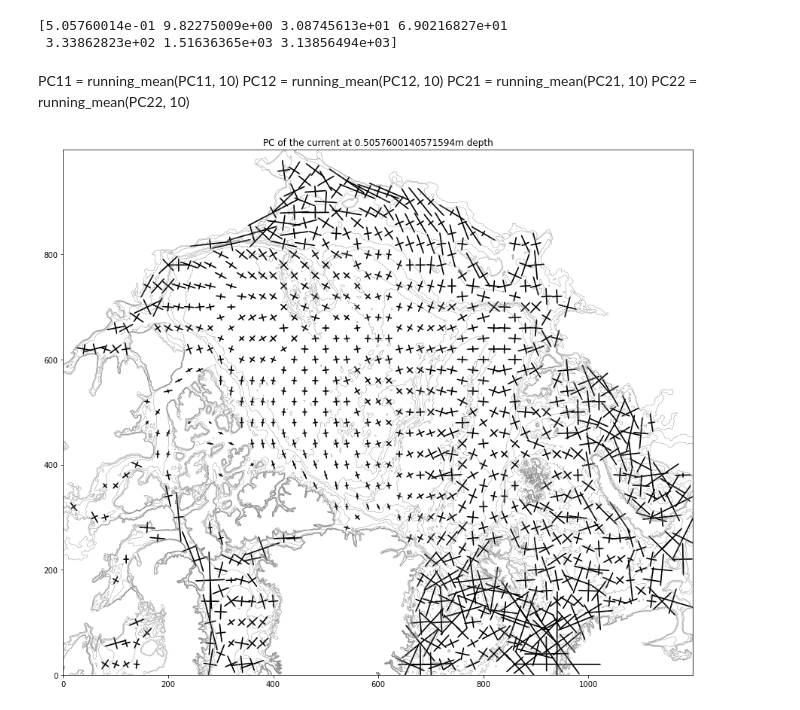
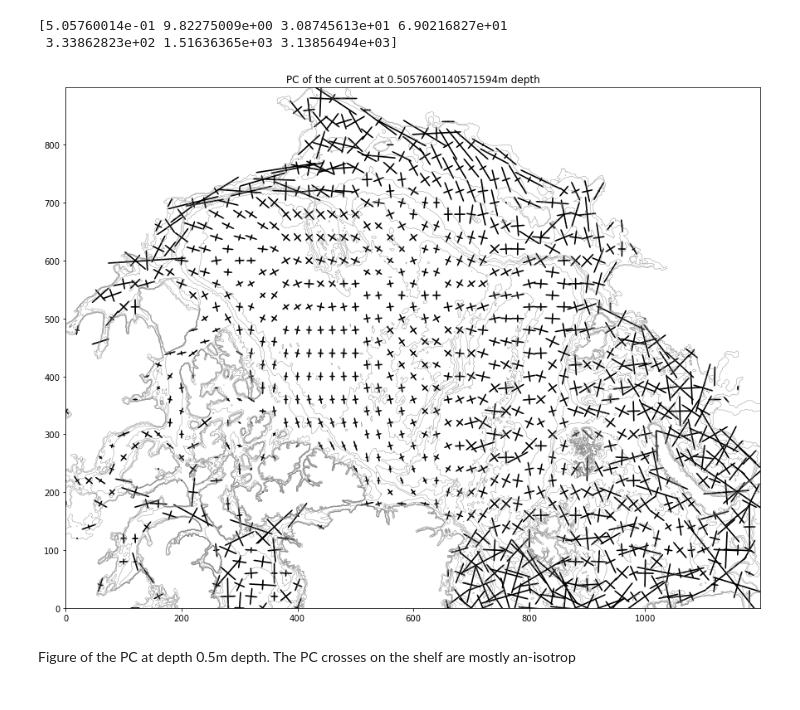
Before and after one commit to kaje2301/Master_2022, a Jupyter notebook: PC_script.ipynb, the cells around one changed output. Drawn from its saved outputs; the diff is of its cells as text; code cells hidden in the pictures.

```diff
--- a/PC_script.ipynb
+++ b/PC_script.ipynb
@@ -28,13 +82,8 @@ ds
 # %%
 # Smoothen data, over every tenth point in both x and y direction, for all the data
-vvar = ds.vomecrty.isel(y=slice(800,1800), x=slice(200,1400)).rolling(y=10, center=True).mean()
-vvar = vvar.rolling(x=10, center=True).mean()
-
-uvar = ds.vozocrtx.isel(y=slice(800,1800), x=slice(200,1400)).rolling(x=10, center=True).mean()
-uvar = uvar.rolling(y=10, center=True).mean()
-
-uv = ds.vel.isel(y=slice(800,1800), x=slice(200,1400)).rolling(x=10, center=True).mean()
-uv = uv.rolling(y=10, center=True).mean()
+vvar = ds.vomecrty.isel(y=slice(900,1800), x=slice(200,1400))
+uvar = ds.vozocrtx.isel(y=slice(900,1800), x=slice(200,1400))
+uv = ds.vel.isel(y=slice(900,1800), x=slice(200,1400))
 # %%
 # chooseing a level to look at
 level_list = [0, 7, 14, 20, 35, 50, 60]
@@ -60,7 +109,6 @@ def PC_funk(level):
 
     # Making the covmatrix and finding the eigenvalues and eigenvectors
     # list of all the points for the PC-crosses
-    'Dont remember how I got to this number, so dont know how to change the number of points in each PC'
     PC11 = []
     PC12 = []
     PC21 = []
@@ -104,11 +152,6 @@ def PC_funk(level):
 
 
     return PC11, PC12, PC21, PC22, x, y
-# %% [markdown]
-PC11 = running_mean(PC11, 10)
-PC12 = running_mean(PC12, 10)
-PC21 = running_mean(PC21, 10)
-PC22 = running_mean(PC22, 10)
 # %%
 # Plot level 1
 n = 0
@@ -116,35 +159,37 @@ PC11_s, PC12_s, PC21_s, PC22_s, x, y = PC_funk(level_list[n])
 
 fig, ax = plt.subplots(1,1,figsize=(15,15))
 plt.title(f'PC of the current at ' + str(depth_list[n]) + 'm depth')
-ax.contour(ds.mbathy[800:1800,200:1400], colors='grey',levels=8, linewidths=0.4)
+ax.contour(ds.mbathy[900:1800,200:1400], colors='grey',levels=8, linewidths=0.4)
 ax.quiver( x[::2], y[::2], PC11_s[::2], PC12_s[::2],
     #color='r',
     headwidth=1,
     headlength=1,
     width=0.002,
     scale=2)
 ax.quiver(x[::2], y[::2], -PC11_s[::2], -PC12_s[::2],
     #color='r',
     headwidth=1,
     headlength=1,
     width=0.002,
     scale=2)
 ax.quiver( x[::2], y[::2], PC21_s[::2], PC22_s[::2],
     #color='b',
     headwidth=1,
     headlength=1,
     width=0.002,
     scale=2)
 ax.quiver( x[::2], y[::2], -PC21_s[::2], -PC22_s[::2],
     #color='b',
     headwidth=1,
     headlength=1,
     width=0.002,
     scale=2)
 ax.set_aspect('equal')
 plt.show()
 # %% [output]
-[figure, old version]
+[figure, new version]
+# %% [markdown]
+Figure of the PC at depth 0.5m depth. The PC crosses on the shelf are mostly an-isotrop
 # %%
 # Plot level 2
 n = 1
```
Also changed, not shown: parts of 6 cells of this notebook, 3 other files.
